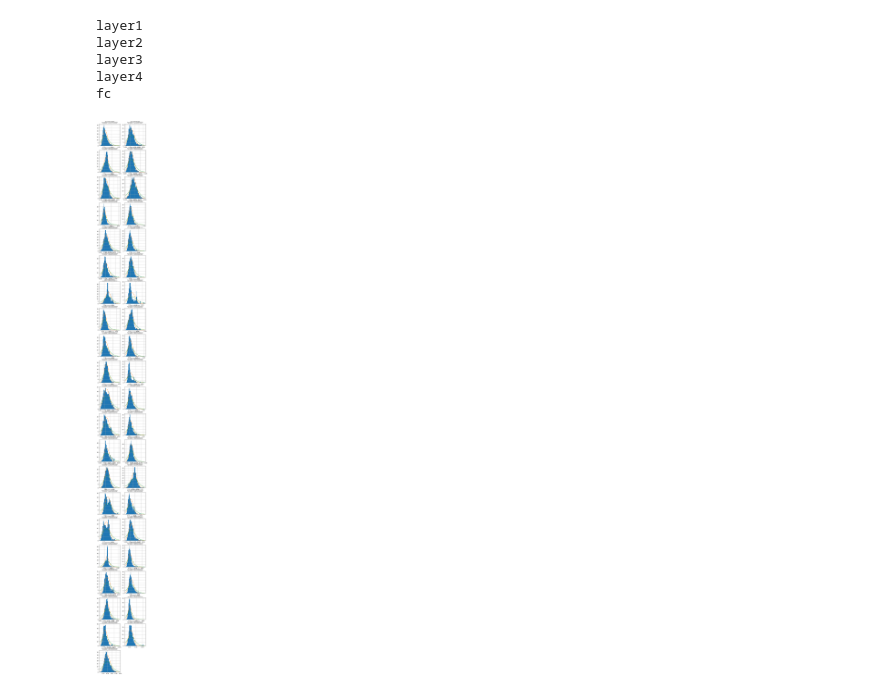
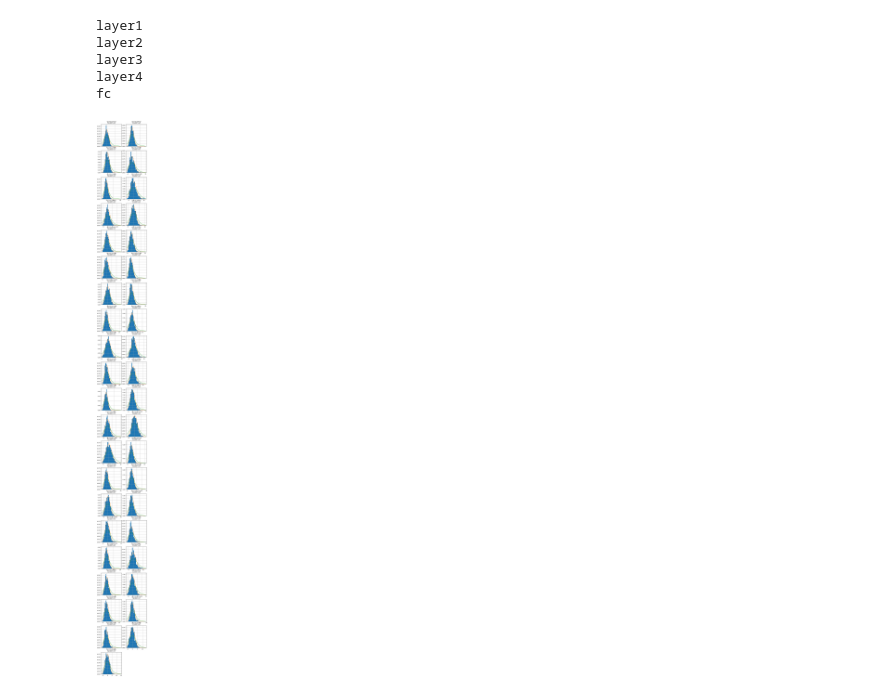
Before and after one commit to ewanytken/moduleInterpret, a Jupyter notebook: testStatisticalMethod.ipynb, the cells around one changed output. Cells and saved outputs as stored; diff of their text form; code cells hidden in the pictures.

```diff
--- a/testStatisticalMethod.ipynb
+++ b/testStatisticalMethod.ipynb
@@ -46,9 +44,9 @@ layer3
 layer4
 fc
 # %%
-showStatisticalVis(PATH_TO_SET, statisData[0])
+showStatisticalVis(PATH_TO_SET, statisData[4])
 # %% [output]
-[figure, old version]
+[figure, new version]
 # %%
 from data.Visual import Visual
 # %%
```
Also changed, not shown: parts of 3 cells of this notebook, 34 other files.
